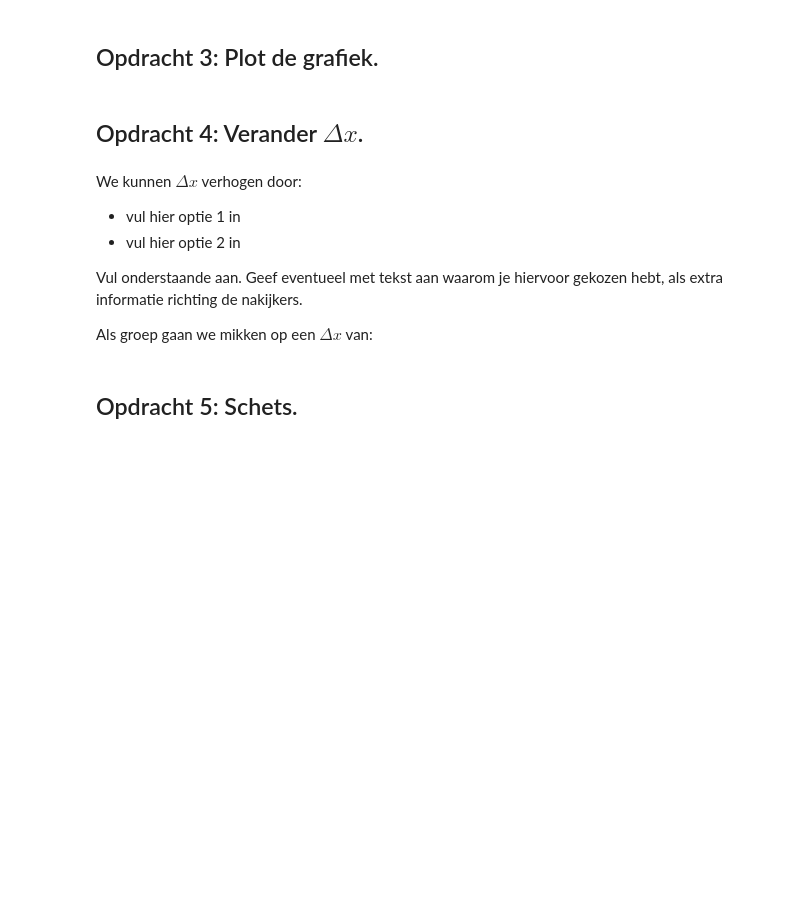
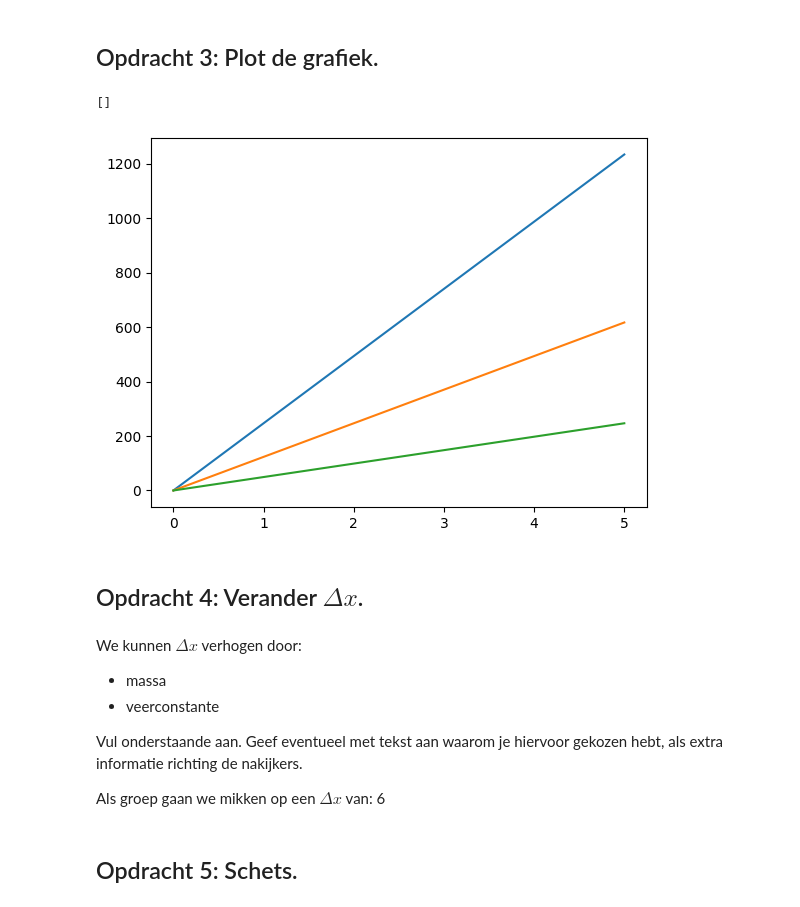
Before and after one commit to sirk3210/porkrepo, a Jupyter notebook: FysiekeOntwerpopdrachten/5MaakEenOpstellingTrillingsvrij/Ontwerpopdracht5MaakEenOpstellingTrillingsvrijInvulTemplate.ipynb, the cells around one changed output. Drawn from its saved outputs; the diff is of its cells as text; code cells hidden in the pictures; blank space fills up the shorter version.

```diff
--- a/FysiekeOntwerpopdrachten/5MaakEenOpstellingTrillingsvrij/Ontwerpopdracht5MaakEenOpstellingTrillingsvrijInvulTemplate.ipynb
+++ b/FysiekeOntwerpopdrachten/5MaakEenOpstellingTrillingsvrij/Ontwerpopdracht5MaakEenOpstellingTrillingsvrijInvulTemplate.ipynb
@@ -56,17 +78,29 @@ Vul onderstaande tabel in:
 # %%
 # Voeg hier je plot in. Lees goed de opdracht wat er in de grafiek moet staan!
 # Het is ook handig om je grafiek op te slaan, doe dat door met plt.savefig().
+m = np.linspace(0, 5, 1000)
+def c(m, dx):
+    return (m*9.81)/dx
+plt.plot(m, c(m, dx))
+plt.plot()
+plt.plot(m, c(m, dx*2))
+plt.plot()
+plt.plot(m, c(m, dx*5))
+plt.plot()
+# %% [output]
+[]
+[figure, added]
 # %% [markdown]
 ## Opdracht 4: Verander $\Delta x$.
 # %% [markdown]
 We kunnen $\Delta x$ verhogen door:
 
-- vul hier optie 1 in
-- vul hier optie 2 in
+- massa
+- veerconstante
 
 Vul onderstaande aan. Geef eventueel met tekst aan waarom je hiervoor gekozen hebt, als extra informatie richting de nakijkers.
 
-Als groep gaan we mikken op een $\Delta x$ van:
+Als groep gaan we mikken op een $\Delta x$ van: 6
 # %% [markdown]
 ## Opdracht 5: Schets.
 # %% [markdown]
```
Also changed, not shown: parts of 21 cells of this notebook, 5 other files.
